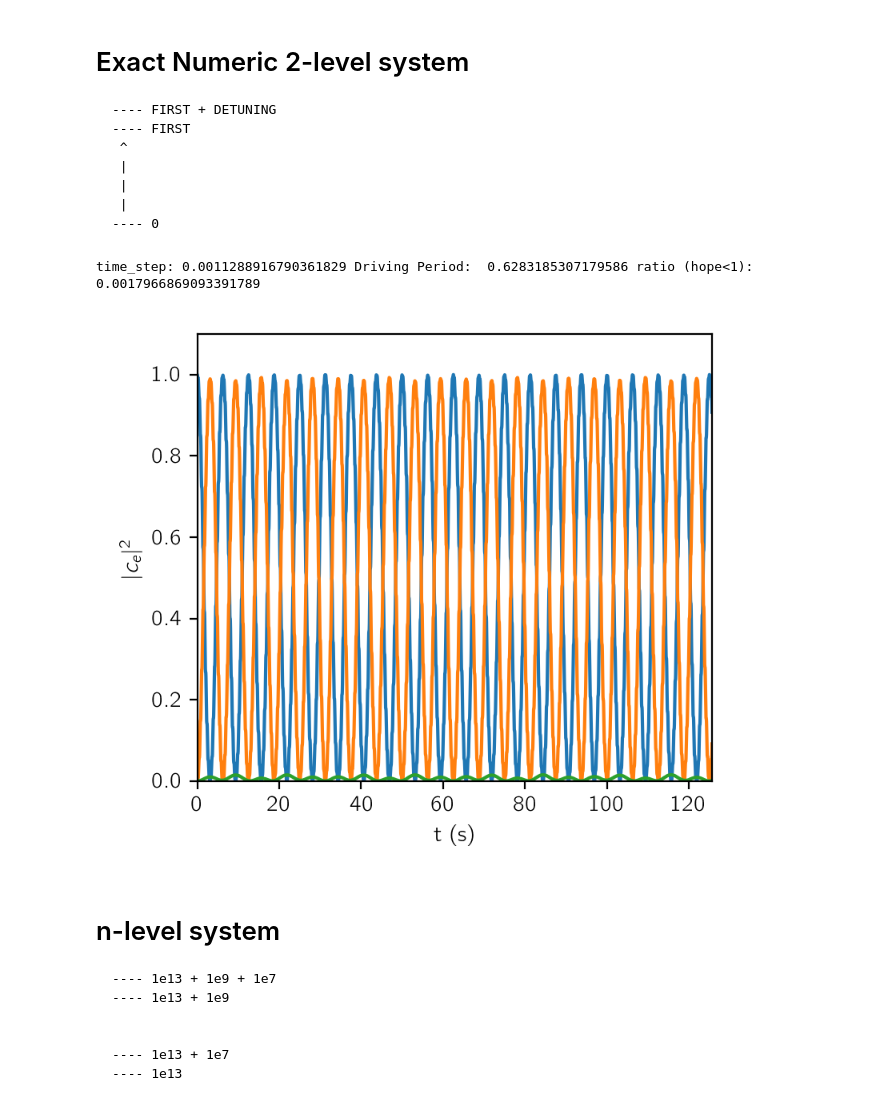
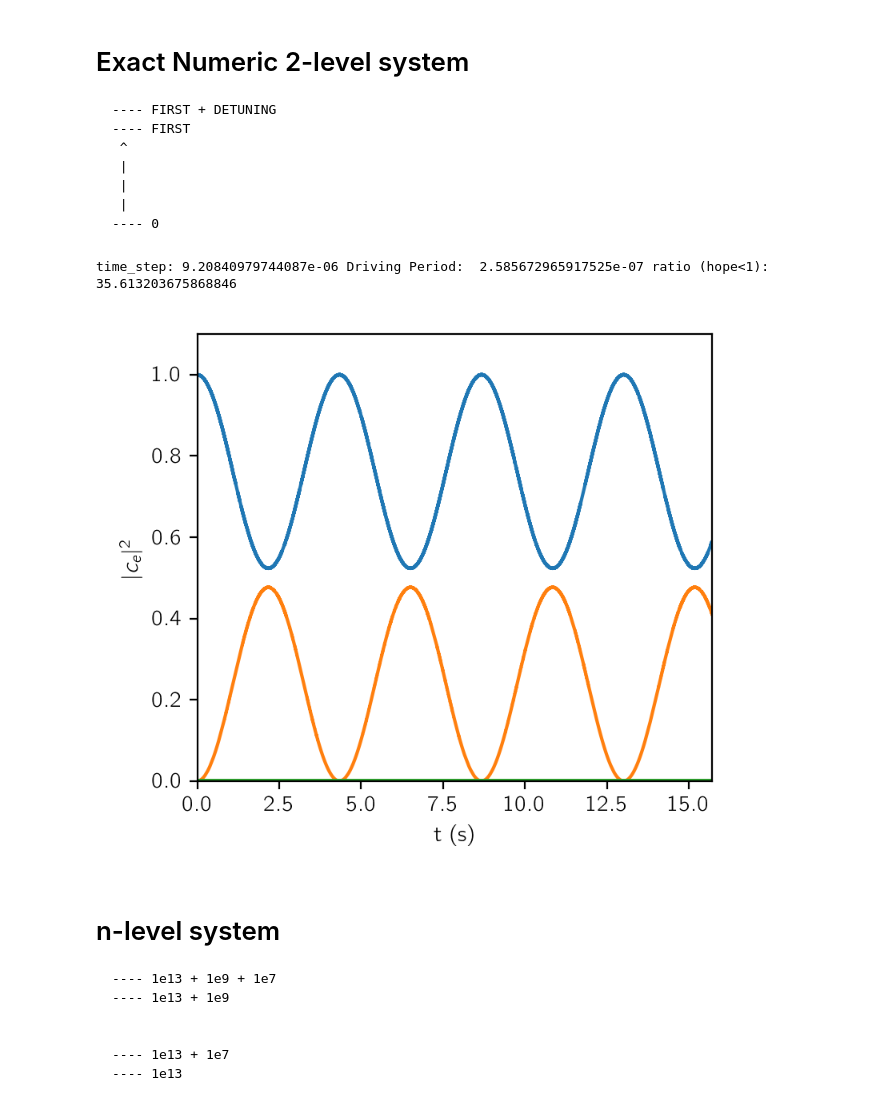
Before and after one commit to tomhepz/MolecularEnergyLevels, a Jupyter notebook: notebooks/rabi.ipynb, the cells around one changed output. Drawn from its saved outputs; the diff is of its cells as text; code cells hidden in the pictures.

```diff
--- a/notebooks/rabi.ipynb
+++ b/notebooks/rabi.ipynb
@@ -164,7 +164,7 @@ Text(0, 0.5, '$\\pi_2$')
 # %% [markdown]
 # Analytic 3-State
 # %%
-example_points = [(0.5,1,3),(0.1,1,3),(1,4,3),(0.5,0.02,80)]
+example_points = [(3516,118,5),(2**1.5,2**1.5,3),(1,4,3),(0.5,0.04,80)]
 # %%
 fig, axs = plt.subplots(2,2,figsize=(6,4.5))
 
@@ -428,25 +475,27 @@ ax.plot(times, finals)
 # %%
 fig, ax = plt.subplots()
 
+# 10000,200
+
 INITIAL_STATE = 0
-FIRST = 1e1
-DETUNING = 0.1
+FIRST = 2.43e7
+DETUNING = 10000
 angular = [0, FIRST, FIRST+DETUNING]
 N_STATES = len(angular)
 
 # Construct coupling matrix
 global_coupling = 1e0
 coupling = global_coupling*np.array([
-        [0,1,0.1],
+        [0,1,200],
         [1,0,0],
-        [0.1,0,0]
+        [200,0,0]
         ])
 
 driving = angular[1]-angular[0]
 
 # Construct
-T_MAX = 40*np.pi / global_coupling
-T_STEPS = 111317
+T_MAX = 5*np.pi / global_coupling
+T_STEPS = 1705829
 times, DT = np.linspace(0, T_MAX, num=T_STEPS, retstep=True)
 print("time_step:", DT, "Driving Period: ",2*np.pi/driving, "ratio (hope<1):", DT*driving/(2*np.pi))
 
@@ -458,35 +507,35 @@ for t in times:
             T[i,j] = np.exp((1j)*(angular[i]-angular[j]-driving)*t) + np.exp((1j)*(angular[i]-angular[j]+driving)*t)
     Ts.append(T)
 Ts = np.array(Ts)
 
 # Construct Hamiltonians
 H = np.array([H_BAR/2 * np.multiply(coupling, T) for T in Ts])
 
 
 # Move State
 
 finals = []
 
 state = np.zeros(N_STATES) # initial state
 state[INITIAL_STATE] = 1
 
 
 for i in range(T_STEPS):
     unitary = scipy.linalg.expm(-(1j)*(DT/H_BAR)*H[i])
     state = np.matmul(unitary,state)
     finals.append(np.abs(state)**2)
 
 
 ax.set_xlim(0,T_MAX)
 ax.set_ylim(0,1.1)
 ax.set_xlabel("t (s)")
 ax.set_ylabel("$|c_e|^2$")
 
 ax.plot(times, finals);
 # fig.show()
 # %% [output]
-time_step: 0.0011288916790361829 Driving Period:  0.6283185307179586 ratio (hope<1): 0.0017966869093391789
+time_step: 9.20840979744087e-06 Driving Period:  2.585672965917525e-07 ratio (hope<1): 35.613203675868846
-[figure, old version]
+[figure, new version]
 # %% [markdown]
 # n-level system
 
```
Also changed, not shown: parts of 6 cells of this notebook, 23 other files.
